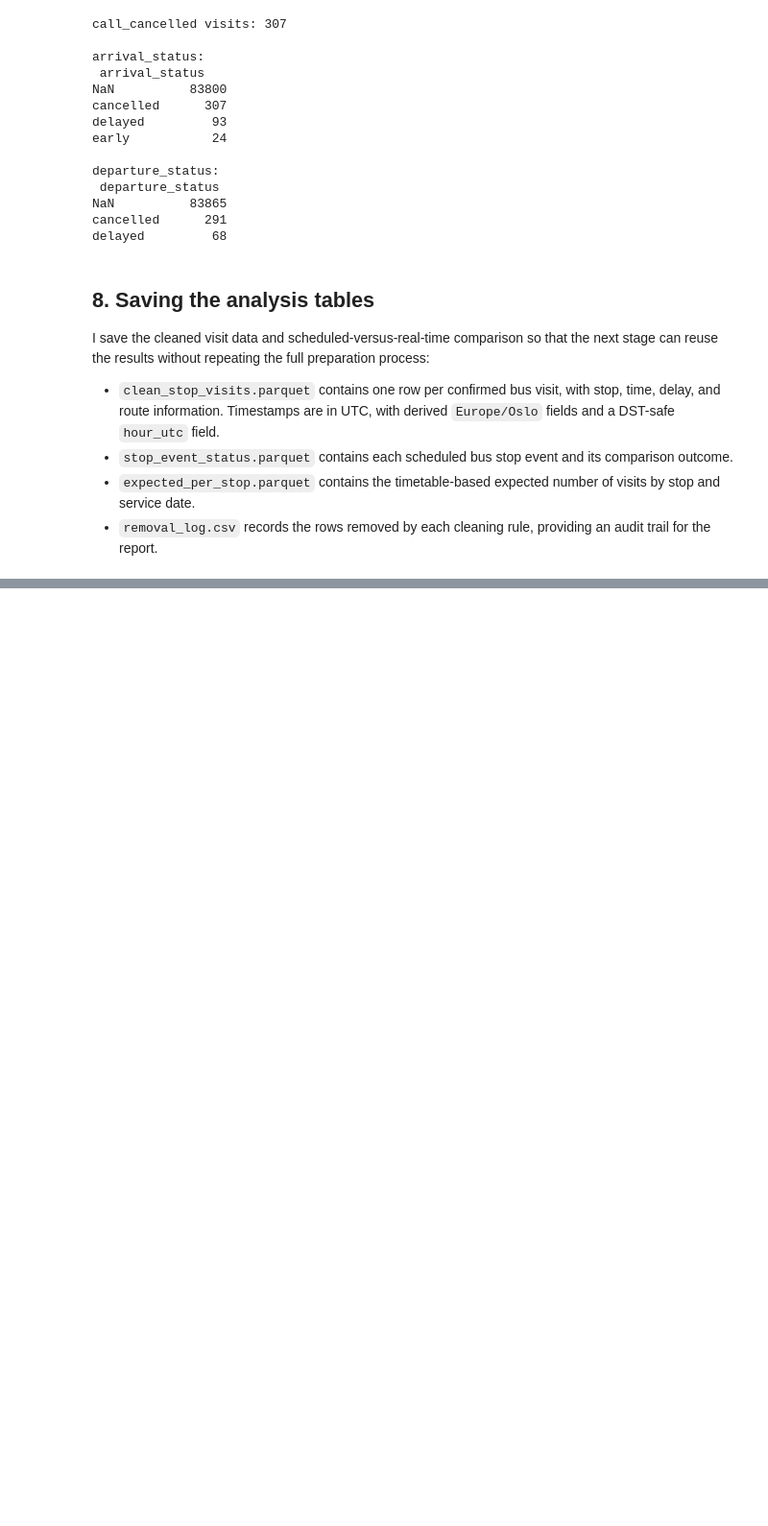
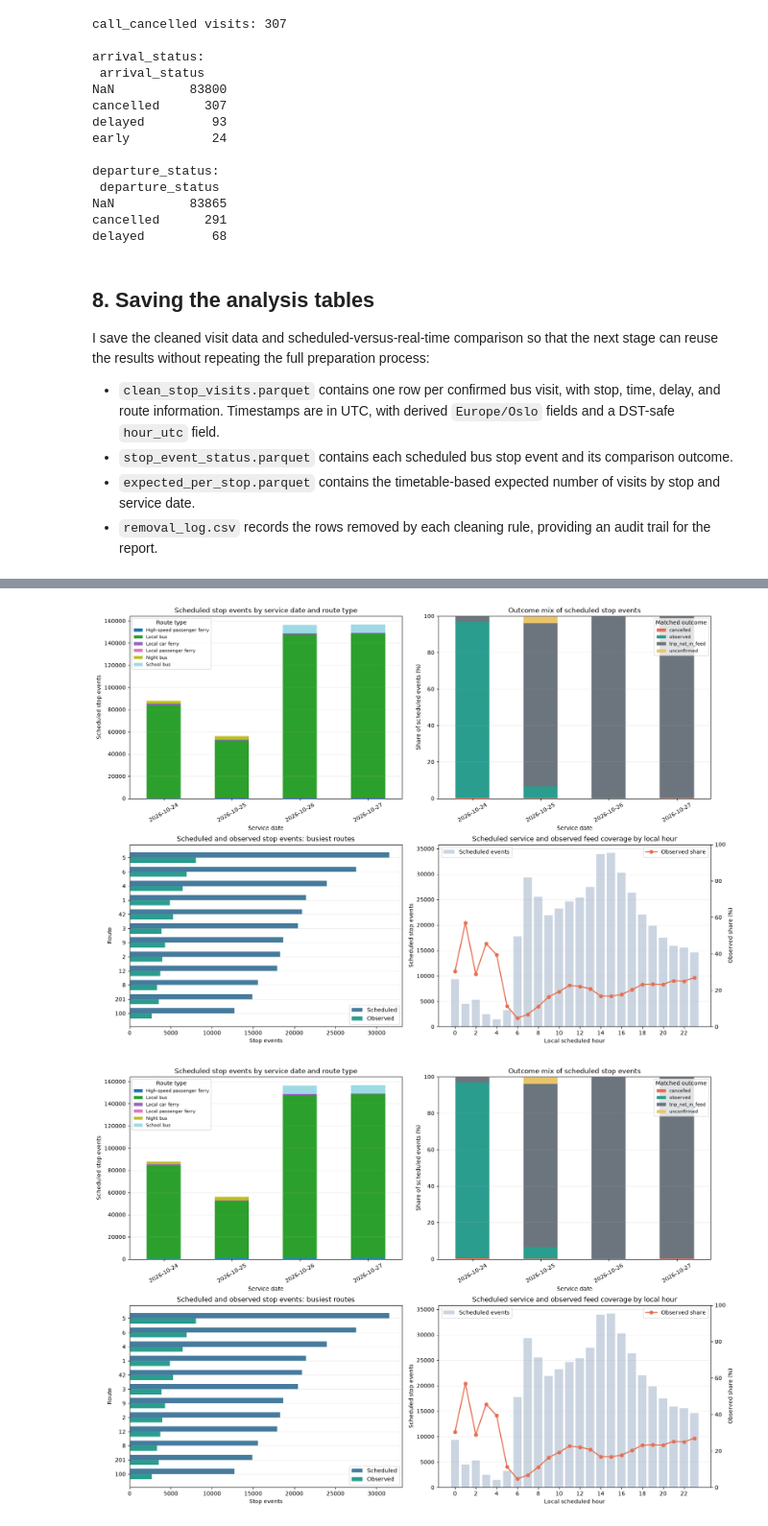
Before and after one commit to syedsakib452/Entur-Buspulse, a Jupyter notebook: tables/parquet_2026-10-24/analyzing_parquet_files_v3.ipynb, the cells around one changed output, grey strips where cells are left out. Shown at 96% size. Saved outputs shown, nothing was run; the diff lists cells and outputs as text; code cells hidden in the pictures; blank space fills up the shorter version.

```diff
--- a/tables/parquet_2026-10-24/analyzing_parquet_files_v3.ipynb
+++ b/tables/parquet_2026-10-24/analyzing_parquet_files_v3.ipynb
@@ -1376,0 +1381,79 @@ stored timestamp dtype: datetime64[ns, UTC]
+# %%
+report_dir = OUT_DIR / "report_figures"
+report_dir.mkdir(parents=True, exist_ok=True)
+
+STATUS_COLORS = {
+    "observed": "#2a9d8f", "cancelled": "#e76f51", "unconfirmed": "#e9c46a",
+    "stop_not_in_feed": "#457b9d", "trip_not_in_feed": "#6c757d",
+}
+fig, axes = plt.subplots(2, 2, figsize=(16, 11), constrained_layout=True)
+
+# Scheduled stop-event volume by route family and service date.
+route_type_daily = summary.pivot_table(
+    index="service_date", columns="route_type_name", values="scheduled_stop_events",
+    aggfunc="sum", fill_value=0,
+)
+route_type_daily.plot(kind="bar", stacked=True, ax=axes[0, 0], colormap="tab20")
+axes[0, 0].set_title("Scheduled stop events by service date and route type")
+axes[0, 0].set_xlabel("Service date")
+axes[0, 0].set_ylabel("Scheduled stop events")
+axes[0, 0].legend(title="Route type", fontsize=8)
+axes[0, 0].tick_params(axis="x", rotation=30)
+
+# Share of scheduled stop events in each matched real-time outcome.
+status_counts = cmp.groupby(["service_date", "final_status"]).size().unstack(fill_value=0)
+status_share = status_counts.div(status_counts.sum(axis=1).replace(0, np.nan), axis=0).mul(100)
+status_colors = [STATUS_COLORS.get(name, "#8d99ae") for name in status_share.columns]
+status_share.plot(kind="bar", stacked=True, ax=axes[0, 1], color=status_colors)
+axes[0, 1].set_title("Outcome mix of scheduled stop events")
+axes[0, 1].set_xlabel("Service date")
+axes[0, 1].set_ylabel("Share of scheduled events (%)")
+axes[0, 1].set_ylim(0, 100)
+axes[0, 1].legend(title="Matched outcome", fontsize=8)
+axes[0, 1].tick_params(axis="x", rotation=30)
+
+# Compare the busiest routes without hiding the scheduled-event denominator.
+route_report = (per_route.groupby("route_short_name", dropna=False)
+                .agg(expected_visits=("expected_visits", "sum"),
+                     observed_visits=("observed_visits", "sum"))
+                .reset_index())
+route_report["route_short_name"] = route_report["route_short_name"].fillna("<unknown>")
+route_top = route_report.nlargest(12, "expected_visits").sort_values("expected_visits")
+y = np.arange(len(route_top))
+axes[1, 0].barh(y + 0.18, route_top["expected_visits"], height=0.36, label="Scheduled", color="#457b9d")
+axes[1, 0].barh(y - 0.18, route_top["observed_visits"], height=0.36, label="Observed", color="#2a9d8f")
+axes[1, 0].set_yticks(y, route_top["route_short_name"].astype(str))
+axes[1, 0].set_title("Scheduled and observed stop events: busiest routes")
+axes[1, 0].set_xlabel("Stop events")
+axes[1, 0].set_ylabel("Route")
+axes[1, 0].legend()
+
+# Coverage by local scheduled hour; a missing event is not treated as a missed bus.
+scheduled_time = cmp["sched_departure"].fillna(cmp["sched_arrival"])
+scheduled_hour = scheduled_time.dt.tz_convert(LOCAL_TZ).dt.hour
+hourly_coverage = (cmp.assign(local_hour=scheduled_hour)
+                   .groupby("local_hour")
+                   .agg(scheduled=("final_status", "size"),
+                        observed=("final_status", lambda s: s.eq("observed").sum())))
+hourly_coverage["observed_share"] = hourly_coverage["observed"] / hourly_coverage["scheduled"]
+ax = axes[1, 1]
+ax.bar(hourly_coverage.index, hourly_coverage["scheduled"], color="#cbd5e1", label="Scheduled events")
+ax.set_title("Scheduled service and observed feed coverage by local hour")
+ax.set_xlabel("Local scheduled hour")
+ax.set_ylabel("Scheduled stop events")
+ax.set_xticks(range(0, 24, 2))
+coverage_ax = ax.twinx()
+coverage_ax.plot(hourly_coverage.index, hourly_coverage["observed_share"] * 100,
+                 color="#e76f51", marker="o", linewidth=2, label="Observed share")
+coverage_ax.set_ylabel("Observed share (%)")
+coverage_ax.set_ylim(0, 100)
+ax.legend(loc="upper left")
+coverage_ax.legend(loc="upper right")
+
+for ax in axes.flat:
+    ax.grid(axis="y", alpha=0.25)
+fig.savefig(report_dir / "service_and_feed_coverage.png", dpi=200, bbox_inches="tight")
+fig
+# %% [output]
+[figure, added]
+[figure, added]
```
Also changed, not shown: parts of 4 cells of this notebook, 2 other files.
